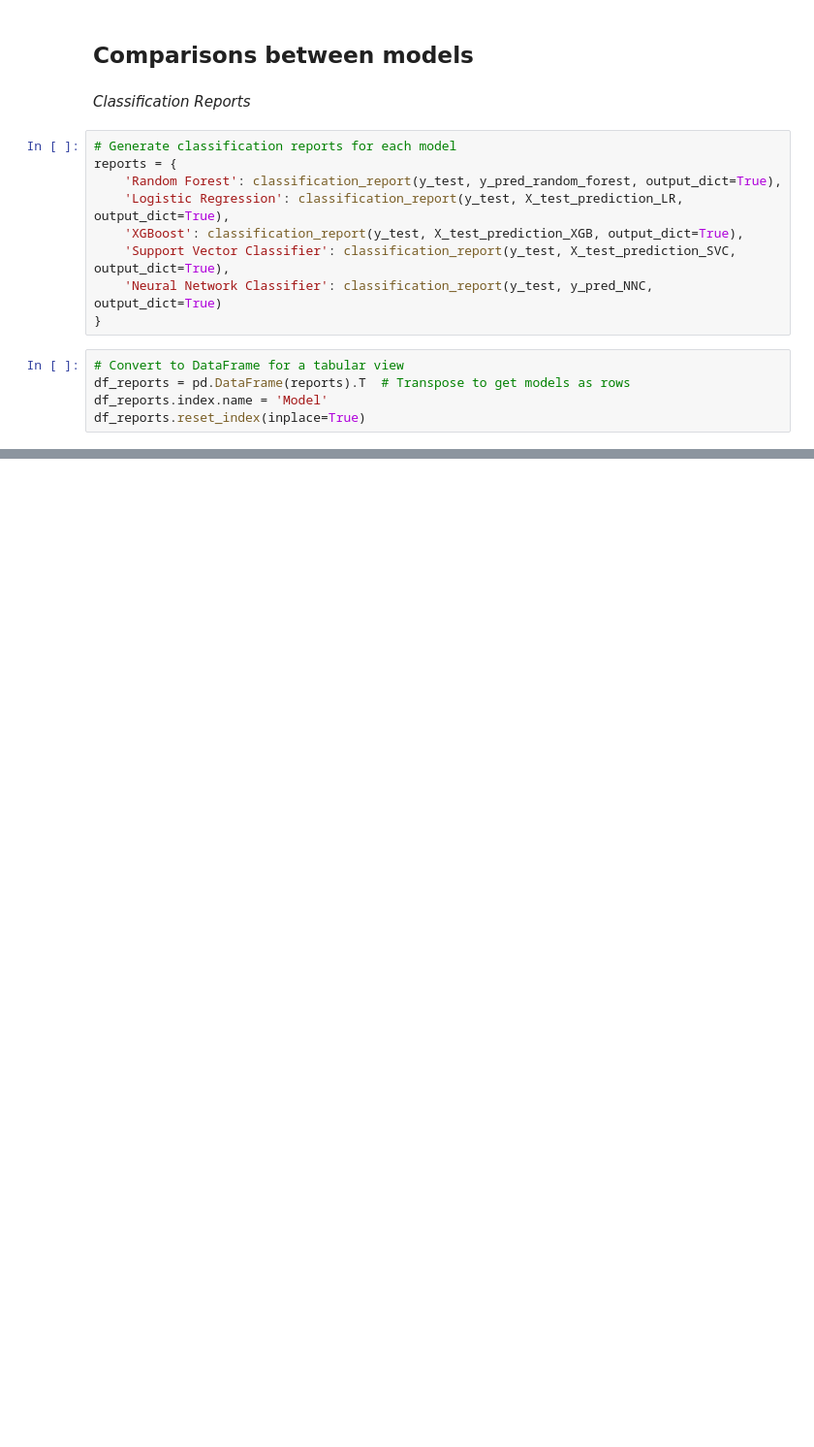
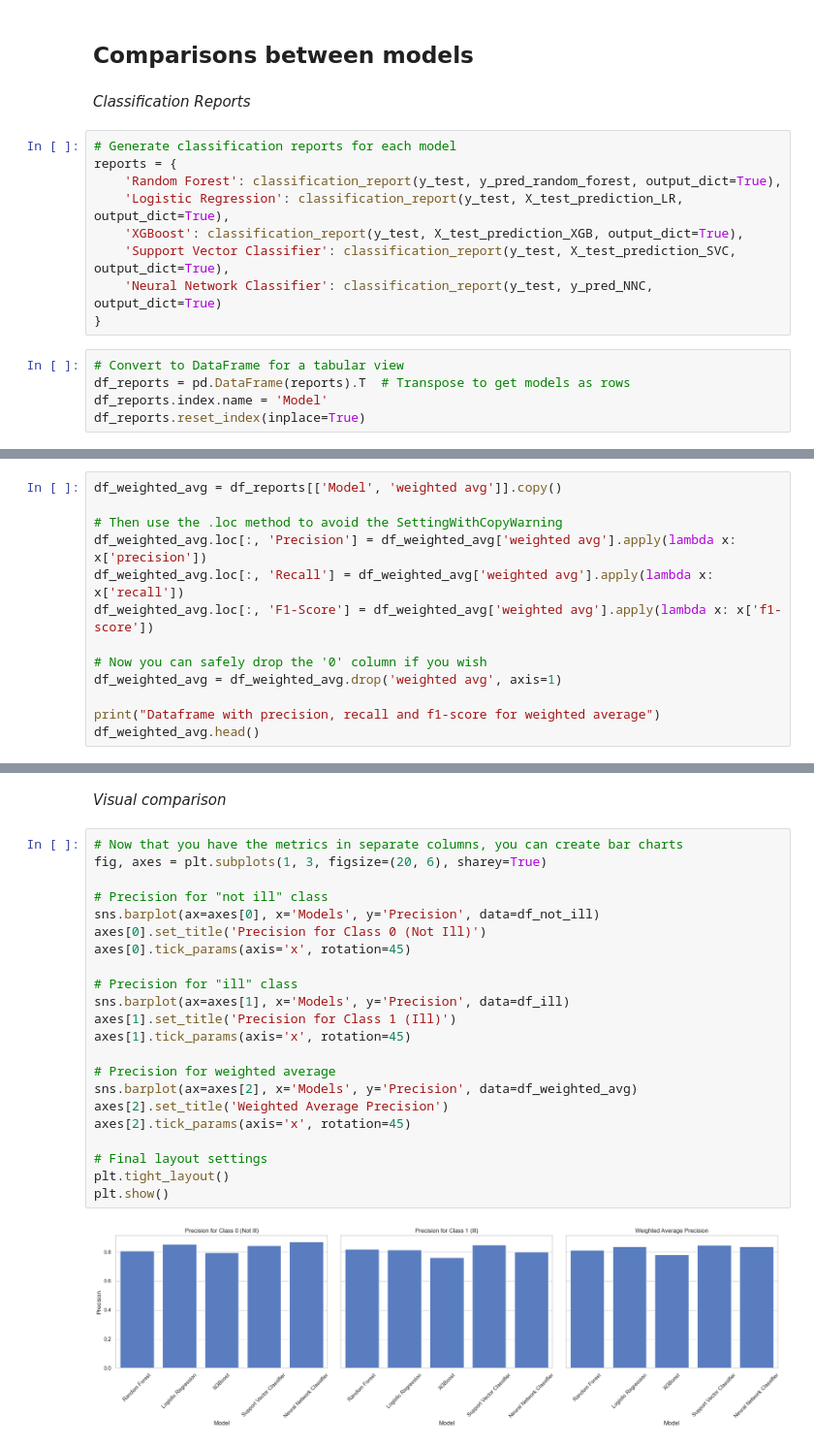
Before and after one commit to Poliaboy/PfDa_Project_S7, a Jupyter notebook: playground.ipynb, the cells around one changed output, grey strips where cells are left out. Shown at 97% size. Drawn from its saved outputs; the diff is of its cells as text; blank space fills up the shorter version.

Commit message:
feat: visual comparison of the models missing analysis of everything

```diff
--- a/playground.ipynb
+++ b/playground.ipynb
@@ -644,0 +610,13 @@ plt.show()
+# %%
+df_weighted_avg = df_reports[['Model', 'weighted avg']].copy()
+
+# Then use the .loc method to avoid the SettingWithCopyWarning
+df_weighted_avg.loc[:, 'Precision'] = df_weighted_avg['weighted avg'].apply(lambda x: x['precision'])
+df_weighted_avg.loc[:, 'Recall'] = df_weighted_avg['weighted avg'].apply(lambda x: x['recall'])
+df_weighted_avg.loc[:, 'F1-Score'] = df_weighted_avg['weighted avg'].apply(lambda x: x['f1-score'])
+
+# Now you can safely drop the '0' column if you wish
+df_weighted_avg = df_weighted_avg.drop('weighted avg', axis=1)
+
+print("Dataframe with precision, recall and f1-score for weighted average")
+df_weighted_avg.head()
@@ -644,0 +631,26 @@ plt.show()
+# %% [markdown]
+*Visual comparison*
+# %%
+# Now that you have the metrics in separate columns, you can create bar charts
+fig, axes = plt.subplots(1, 3, figsize=(20, 6), sharey=True)
+
+# Precision for "not ill" class
+sns.barplot(ax=axes[0], x='Models', y='Precision', data=df_not_ill)
+axes[0].set_title('Precision for Class 0 (Not Ill)')
+axes[0].tick_params(axis='x', rotation=45)
+
+# Precision for "ill" class
+sns.barplot(ax=axes[1], x='Models', y='Precision', data=df_ill)
+axes[1].set_title('Precision for Class 1 (Ill)')
+axes[1].tick_params(axis='x', rotation=45)
+
+# Precision for weighted average
+sns.barplot(ax=axes[2], x='Models', y='Precision', data=df_weighted_avg)
+axes[2].set_title('Weighted Average Precision')
+axes[2].tick_params(axis='x', rotation=45)
+
+# Final layout settings
+plt.tight_layout()
+plt.show()
+# %% [output]
+[figure, added]
```
Also changed, not shown: parts of 13 cells of this notebook.
